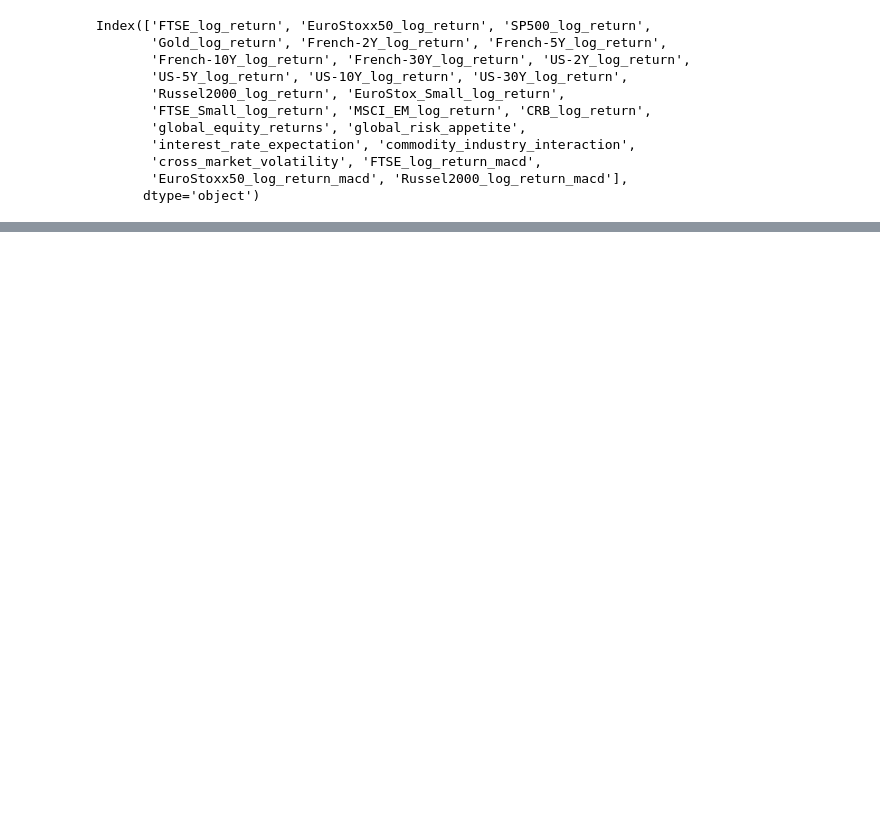
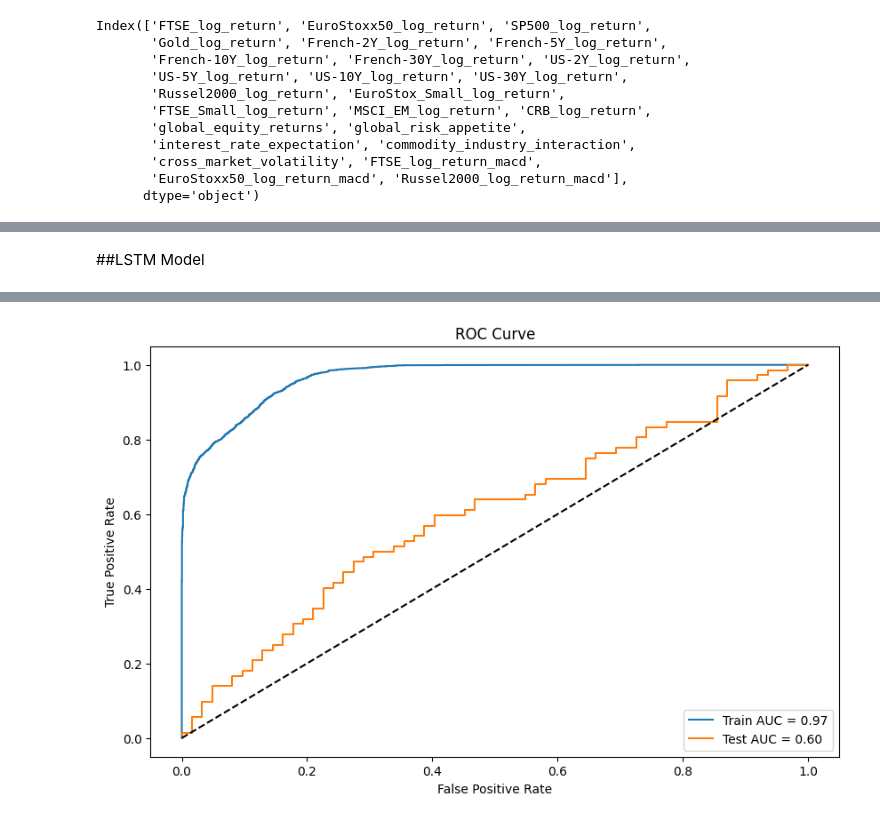
Before and after one commit to EeshaanAsodekar/Predicting-Direction-of-SP500, a Jupyter notebook: Feature Engineering and DL approaches.ipynb, the cells around one changed output, grey strips where cells are left out. Drawn from its saved outputs; the diff is of its cells as text; code cells hidden in the pictures; blank space fills up the shorter version.

```diff
--- a/Feature Engineering and DL approaches.ipynb
+++ b/Feature Engineering and DL approaches.ipynb
@@ -1349,0 +906,72 @@ plt.show()
+# %% [markdown]
+##LSTM Model
+# %%
+import numpy as np
+import pandas as pd
+from sklearn.model_selection import train_test_split
+from tensorflow.keras.models import Sequential
+from tensorflow.keras.layers import LSTM, Dense
+from tensorflow.keras.optimizers import Adam
+from sklearn.metrics import roc_auc_score, accuracy_score
+import matplotlib.pyplot as plt
+from sklearn.metrics import roc_curve
+from tensorflow.keras.regularizers import l2
+
+# Function to reshape the data into (samples, time steps, features)
+def create_sequences(X, y, time_steps=1):
+    Xs, ys = [], []
+    for i in range(len(X) - time_steps):
+        Xs.append(X.iloc[i:(i + time_steps)].values)
+        ys.append(y.iloc[i + time_steps])
+    return np.array(Xs), np.array(ys)
+
+# Number of time steps (lags) we want to use as a sequence
+lags = 5
+
+# Creating sequences using the specified number of lags
+X_train_seq, y_train_seq = create_sequences(X_train_ret, y_train_ret, time_steps=lags)
+X_test_seq, y_test_seq = create_sequences(X_test_ret, y_test_ret, time_steps=lags)
+
+# Defining the LSTM model architecture with dropout and L2 regularization
+def build_lstm_model(input_shape):
+    model = Sequential([
+        LSTM(50, return_sequences=False, input_shape=input_shape, kernel_regularizer=l2(0.001)),
+        Dropout(0.2),
+        Dense(64, activation='relu', kernel_regularizer=l2(0.001)),
+        Dropout(0.2),
+        Dense(1, activation='sigmoid')
+    ])
+    model.compile(optimizer=Adam(lr=0.001), loss='binary_crossentropy', metrics=['accuracy'])
+    return model
+
+# Building and training the model
+model = build_lstm_model((lags, X_train_ret.shape[1]))
+model.fit(X_train_seq, y_train_seq, epochs=100, batch_size=32)
+
+# Evaluating the model on the train and test set
+train_predictions = model.predict(X_train_seq)
+test_predictions = model.predict(X_test_seq)
+
+train_auc = roc_auc_score(y_train_seq, train_predictions)
+test_auc = roc_auc_score(y_test_seq, test_predictions)
+
+train_accuracy = accuracy_score(y_train_seq, (train_predictions > 0.5))
+test_accuracy = accuracy_score(y_test_seq, (test_predictions > 0.5))
+
+print(f'Train Accuracy: {train_accuracy:.4f}, Train AUC: {train_auc:.4f}')
+print(f'Test Accuracy: {test_accuracy:.4f}, Test AUC: {test_auc:.4f}')
+
+# Plotting ROC curves
+train_fpr, train_tpr, _ = roc_curve(y_train_seq, train_predictions)
+test_fpr, test_tpr, _ = roc_curve(y_test_seq, test_predictions)
+
+plt.figure(figsize=(10, 6))
+plt.plot(train_fpr, train_tpr, label=f'Train AUC = {train_auc:.2f}')
+plt.plot(test_fpr, test_tpr, label=f'Test AUC = {test_auc:.2f}')
+plt.plot([0, 1], [0, 1], 'k--')
+plt.xlabel('False Positive Rate')
+plt.ylabel('True Positive Rate')
+plt.title('ROC Curve')
+plt.legend(loc="lower right")
+plt.show()
+# %% [output]
@@ -1349,0 +996 @@ plt.show()
+[figure, added]
```
Also changed, not shown: parts of 22 cells of this notebook.
